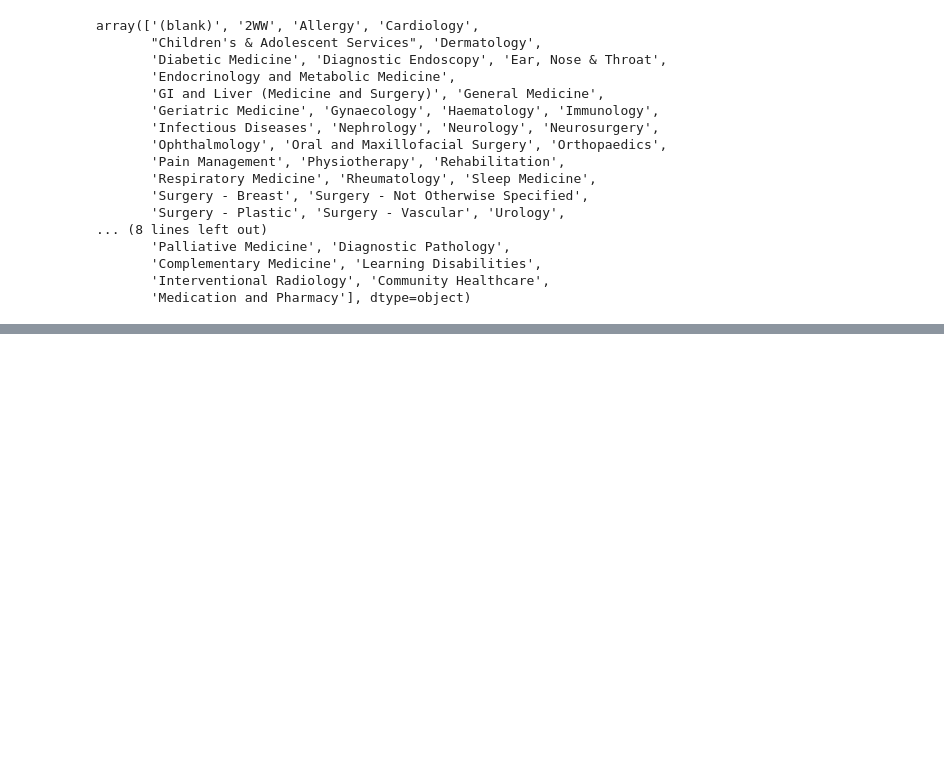
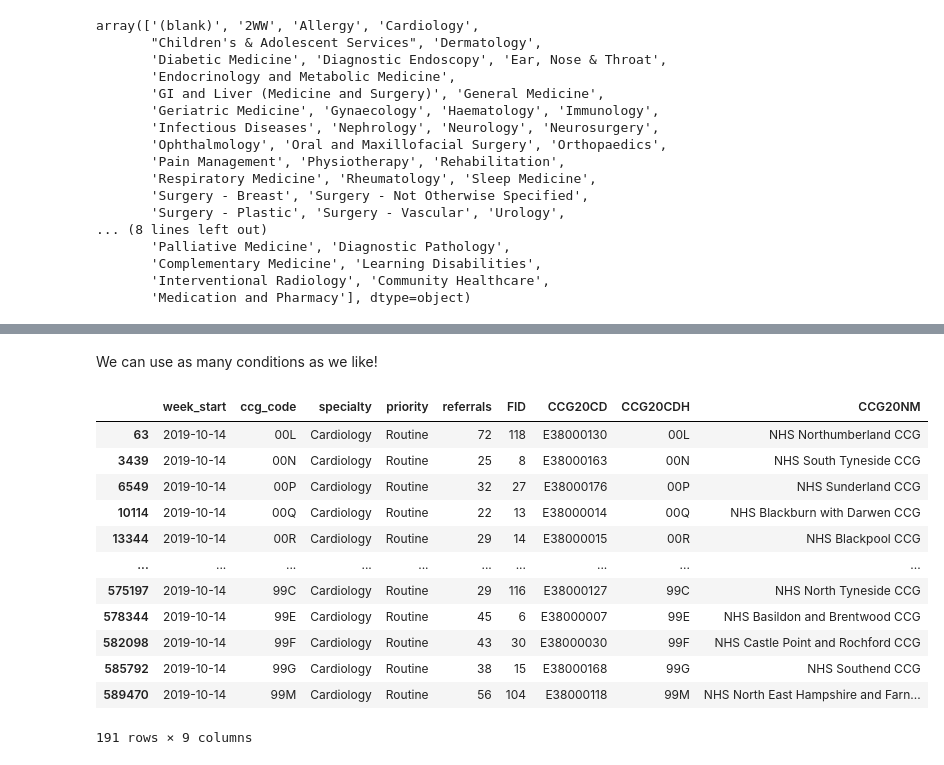
Before and after one commit to carnall-farrar/python_club, a Jupyter notebook: lessons/pandas_intro/Intro to Pandas (Solutions version).ipynb, the cells around one changed output, grey strips where cells are left out. Saved outputs shown, nothing was run; the diff lists cells and outputs as text; code cells hidden in the pictures; blank space fills up the shorter version.

```diff
--- a/lessons/pandas_intro/Intro to Pandas (Solutions version).ipynb
+++ b/lessons/pandas_intro/Intro to Pandas (Solutions version).ipynb
@@ -339,0 +341,18 @@ df_exercise.loc[df_exercise['Measure'] == 'Discharges from CTO']
+# %% [markdown]
+ We can use as many conditions as we like!
+# %%
+df.loc[(df['week_start'] == '2019-10-14') & (df['priority'] == 'Routine') & (df['specialty'] == 'Cardiology')]
+# %% [output]
+|  | week_start | ccg_code | specialty | priority | referrals | FID | CCG20CD | CCG20CDH | CCG20NM |
+| 63 | 2019-10-14 | 00L | Cardiology | Routine | 72 | 118 | E38000130 | 00L | NHS Northumberland CCG |
+| 3439 | 2019-10-14 | 00N | Cardiology | Routine | 25 | 8 | E38000163 | 00N | NHS South Tyneside CCG |
+| 6549 | 2019-10-14 | 00P | Cardiology | Routine | 32 | 27 | E38000176 | 00P | NHS Sunderland CCG |
+| 10114 | 2019-10-14 | 00Q | Cardiology | Routine | 22 | 13 | E38000014 | 00Q | NHS Blackburn with Darwen CCG |
+| 13344 | 2019-10-14 | 00R | Cardiology | Routine | 29 | 14 | E38000015 | 00R | NHS Blackpool CCG |
+| ... | ... | ... | ... | ... | ... | ... | ... | ... | ... |
+| 575197 | 2019-10-14 | 99C | Cardiology | Routine | 29 | 116 | E38000127 | 99C | NHS North Tyneside CCG |
+| 578344 | 2019-10-14 | 99E | Cardiology | Routine | 45 | 6 | E38000007 | 99E | NHS Basildon and Brentwood CCG |
+| 582098 | 2019-10-14 | 99F | Cardiology | Routine | 43 | 30 | E38000030 | 99F | NHS Castle Point and Rochford CCG |
+| 585792 | 2019-10-14 | 99G | Cardiology | Routine | 38 | 15 | E38000168 | 99G | NHS Southend CCG |
+| 589470 | 2019-10-14 | 99M | Cardiology | Routine | 56 | 104 | E38000118 | 99M | NHS North East Hampshire and Farn... |
+191 rows × 9 columns
```
Also changed, not shown: parts of 34 cells of this notebook, 1 other file.
